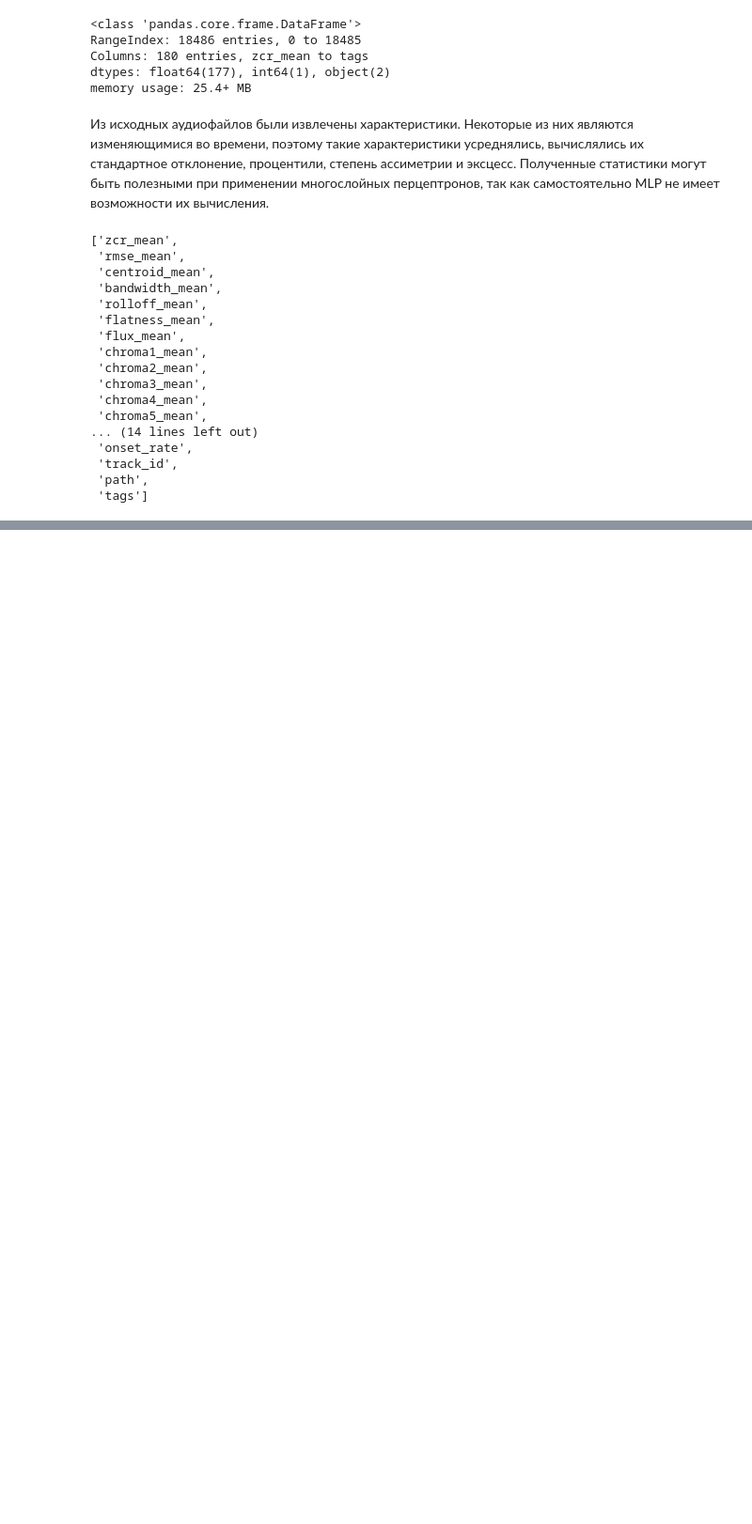
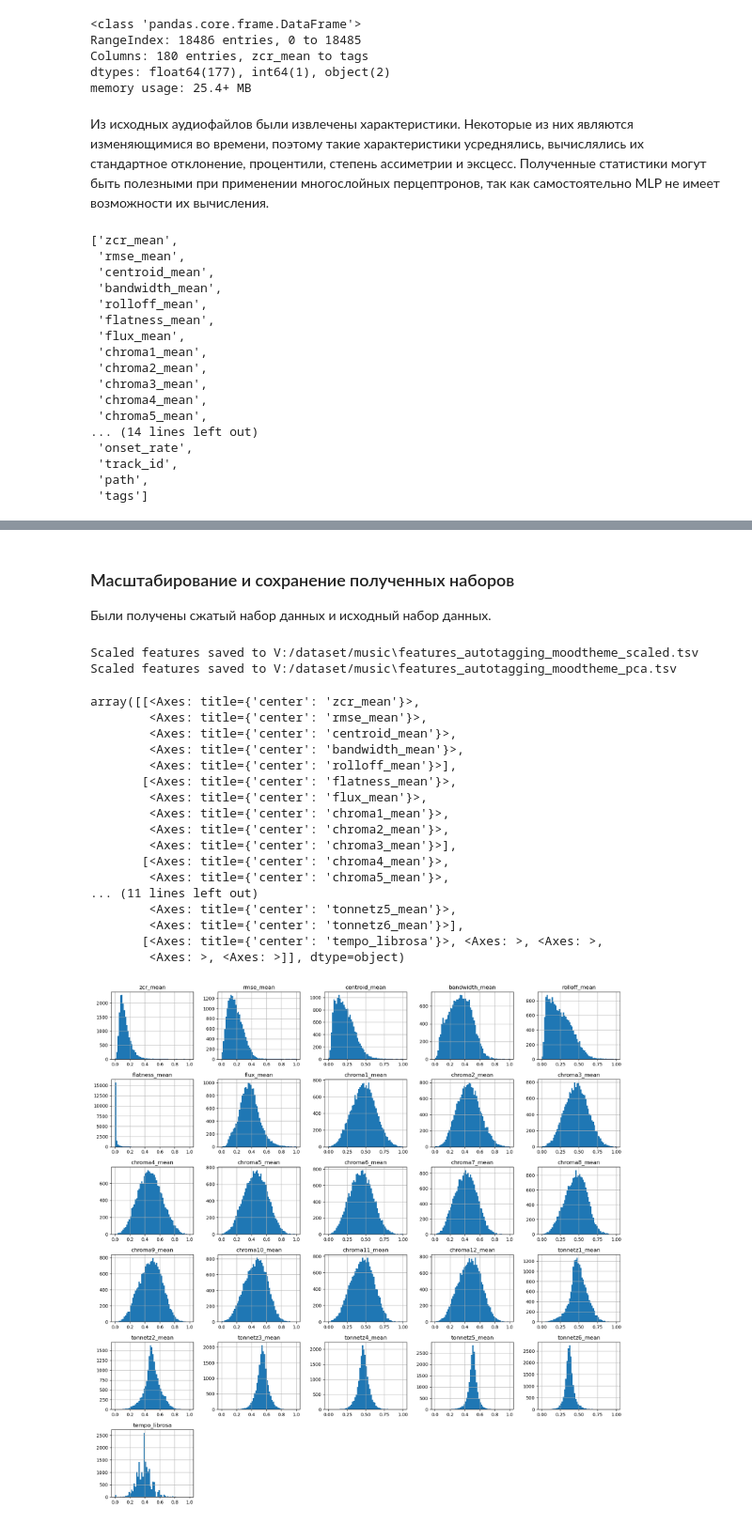
Before and after one commit to nikarpoff/music-sentiment-analysis, a Jupyter notebook: training/data.ipynb, the cells around one changed output, grey strips where cells are left out. Shown at 94% size. Saved outputs shown, nothing was run; the diff lists cells and outputs as text; code cells hidden in the pictures; blank space fills up the shorter version.

```diff
--- a/training/data.ipynb
+++ b/training/data.ipynb
@@ -273,0 +369,3 @@ initial_columns
+# %% [markdown]
+### Масштабирование и сохранение полученных наборов
+Были получены сжатый набор данных и исходный набор данных.
@@ -273,0 +374,38 @@ initial_columns
+# %%
+def scale_and_save(df, save_name, save_path="V:/dataset/music"):
+    scaler = MinMaxScaler()
+    df_droped = df.drop(columns=["path", "track_id", "tags"])  # Drop non-numeric columns for scaling
+    df_scaled = pd.DataFrame(scaler.fit_transform(df_droped), columns=df_droped.columns)
+    df_result = pd.concat([df_scaled, df[["path", "track_id", "tags"]]], axis=1)  # Add non-numeric columns back
+
+    df_result.to_csv(os.path.join(save_path, save_name), sep="\t", index=False)
+    print(f"Scaled features saved to {os.path.join(save_path, save_name)}")
+
+    return df_scaled
+# %%
+df_scaled = scale_and_save(df, "features_autotagging_moodtheme_scaled.tsv")
+df_scaled_pca = scale_and_save(df_pca, "features_autotagging_moodtheme_pca.tsv")
+# %% [output]
+Scaled features saved to V:/dataset/music\features_autotagging_moodtheme_scaled.tsv
+Scaled features saved to V:/dataset/music\features_autotagging_moodtheme_pca.tsv
+# %%
+df_scaled.iloc[:, 0:177:7].hist(bins=60, figsize=(20, 20))
+# %% [output]
+array([[<Axes: title={'center': 'zcr_mean'}>,
+        <Axes: title={'center': 'rmse_mean'}>,
+        <Axes: title={'center': 'centroid_mean'}>,
+        <Axes: title={'center': 'bandwidth_mean'}>,
+        <Axes: title={'center': 'rolloff_mean'}>],
+       [<Axes: title={'center': 'flatness_mean'}>,
+        <Axes: title={'center': 'flux_mean'}>,
+        <Axes: title={'center': 'chroma1_mean'}>,
+        <Axes: title={'center': 'chroma2_mean'}>,
+        <Axes: title={'center': 'chroma3_mean'}>],
+       [<Axes: title={'center': 'chroma4_mean'}>,
+        <Axes: title={'center': 'chroma5_mean'}>,
+... (11 lines left out)
+        <Axes: title={'center': 'tonnetz5_mean'}>,
+        <Axes: title={'center': 'tonnetz6_mean'}>],
+       [<Axes: title={'center': 'tempo_librosa'}>, <Axes: >, <Axes: >,
+        <Axes: >, <Axes: >]], dtype=object)
+[figure, added]
```
Also changed, not shown: parts of 16 cells of this notebook, 8 other files.
